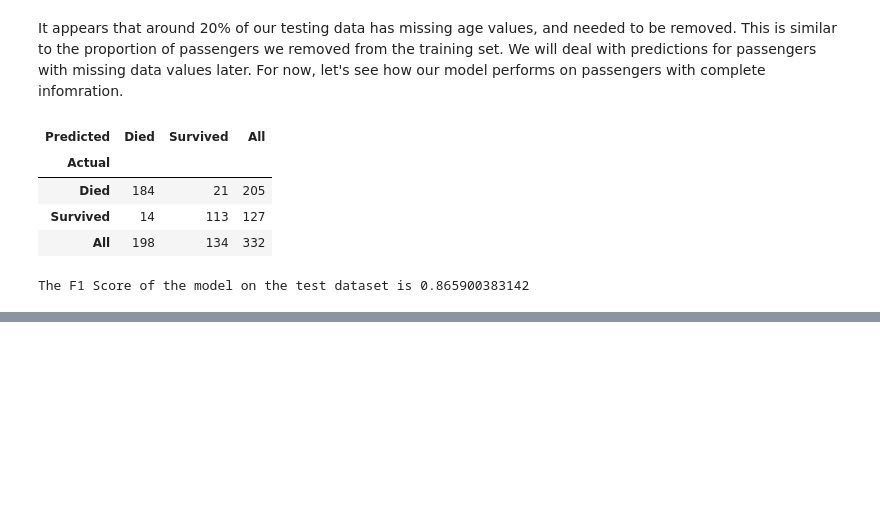
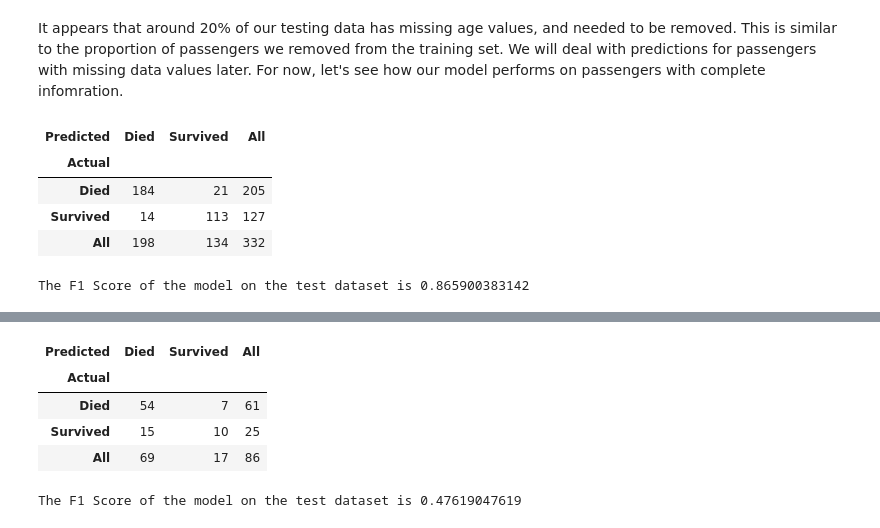
Before and after one commit to VCZLee/Jupyter-Notebooks, a Jupyter notebook: Kaggle/Titanic/Titanic Dataset - Python and data science basics.ipynb, the cells around one changed output, grey strips where cells are left out. Cells and saved outputs as stored; diff of their text form; code cells hidden in the pictures; blank space fills up the shorter version.

```diff
--- a/Kaggle/Titanic/Titanic Dataset - Python and data science basics.ipynb
+++ b/Kaggle/Titanic/Titanic Dataset - Python and data science basics.ipynb
@@ -366,0 +432,21 @@ Strangely enough, the model seems to have a better time predicting survival on t
+# %%
+test_missing_cmatrix = pd.crosstab(np.where(test_missing['Survived'] == 1, 'Survived', 'Died'),
+                            np.where(test_missing['Predicted'] == 1, 'Survived', 'Died'),
+                            rownames=['Actual'],
+                            colnames=['Predicted'],
+                            margins=True)
+display(test_missing_cmatrix)
+test_missing_tp = test_missing_cmatrix['Survived']['Survived']
+test_missing_fp = test_missing_cmatrix['Survived']['Died']
+test_missing_fn = test_missing_cmatrix['Died']['Survived']
+test_missing_precision = test_missing_tp/(test_missing_tp + test_missing_fp)
+test_missing_recall = test_missing_tp/(test_missing_tp + test_missing_fn)
+test_missing_f1 = 2/(test_missing_precision**-1 + test_missing_recall**-1)
+print("The F1 Score of the model on the test dataset is " + str(test_missing_f1))
+# %% [output]
+| Predicted | Died | Survived | All |
+| Actual |  |  |  |
+| Died | 54 | 7 | 61 |
+| Survived | 15 | 10 | 25 |
+| All | 69 | 17 | 86 |
+The F1 Score of the model on the test dataset is 0.47619047619
```
Also changed, not shown: parts of 6 cells of this notebook.
